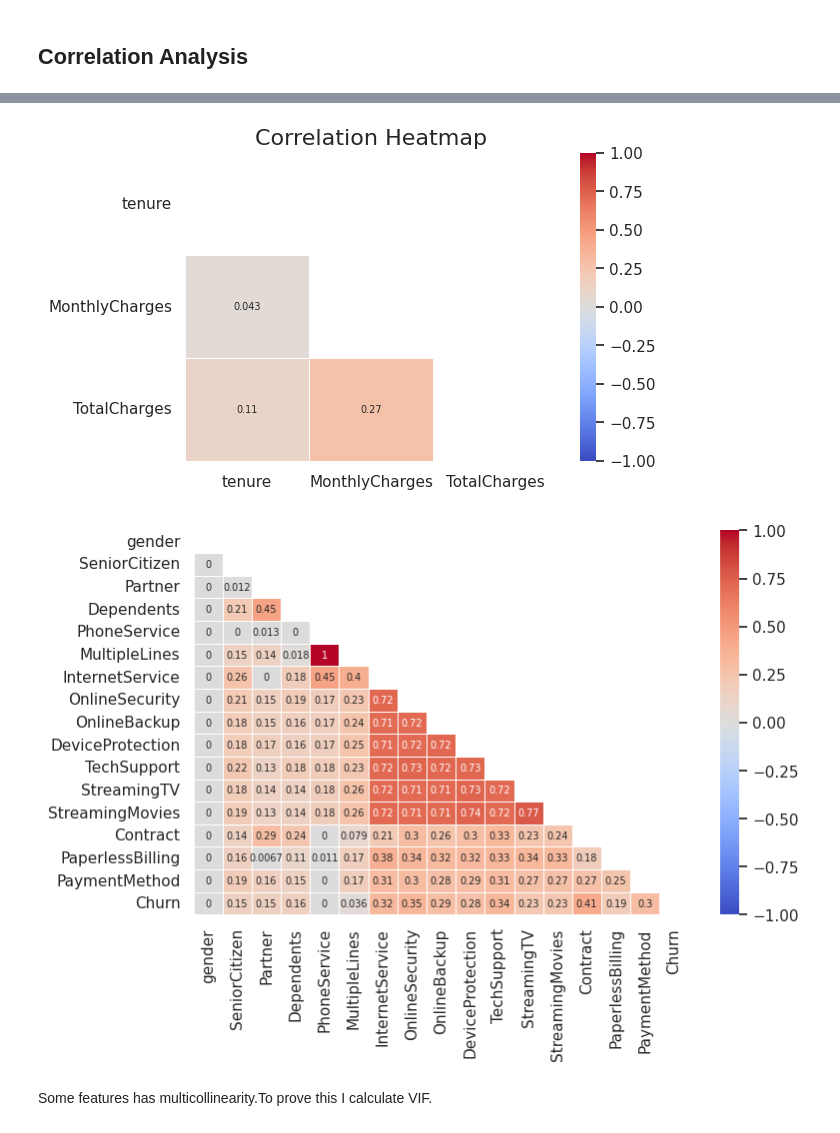
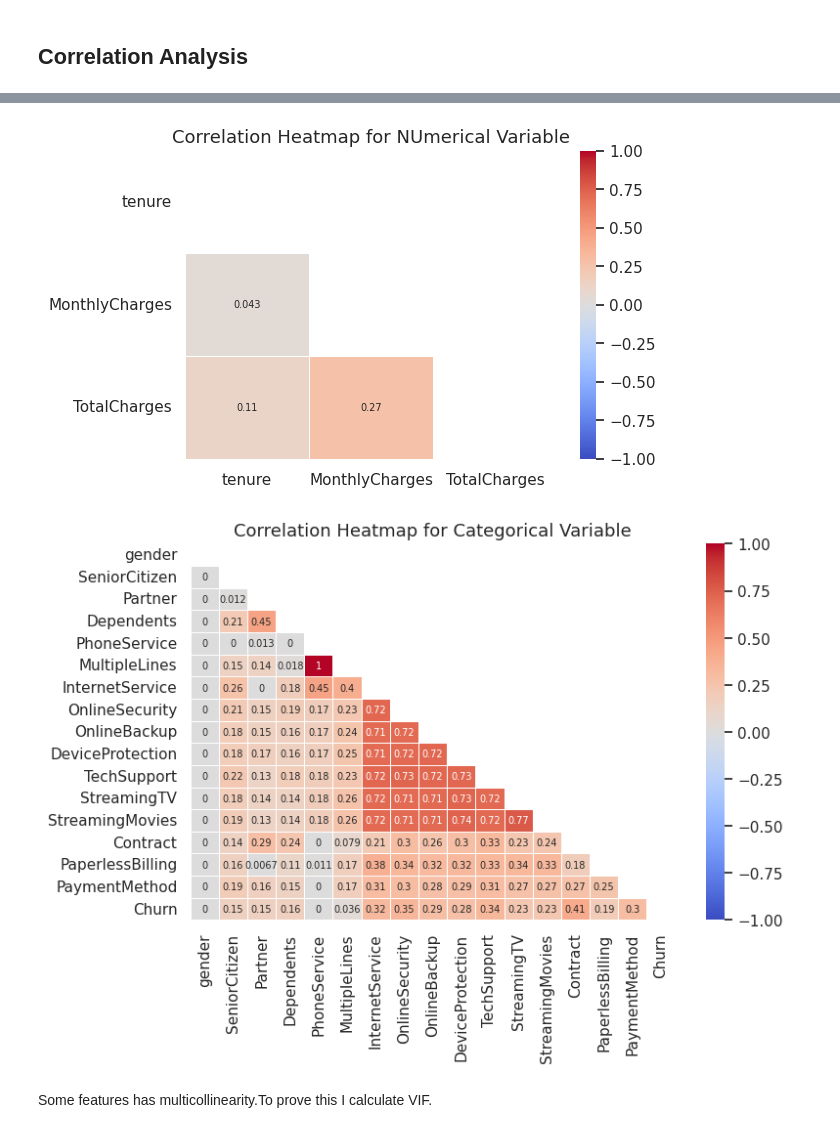
Before and after one commit to MahmoodAbdali79/Telco-Customer-Churn, a Jupyter notebook: Telecom_EDA_v1.ipynb, the cells around one changed output, grey strips where cells are left out. Drawn from its saved outputs; the diff is of its cells as text; code cells hidden in the pictures.

```diff
--- a/Telecom_EDA_v1.ipynb
+++ b/Telecom_EDA_v1.ipynb
@@ -458,44 +454,45 @@ mask = np.triu(np.ones_like(corr, dtype=bool))
 # Plot the heatmap with adjusted font size
 ax = sns.heatmap(corr, mask=mask, xticklabels=corr.columns, yticklabels=corr.columns,
                  annot=True, annot_kws={"size": 7}, linewidths=.5, cmap='coolwarm', vmin=-1, vmax=1)
-ax.set_title('Correlation Heatmap', fontsize=16)
+ax.set_title('Correlation Heatmap for NUmerical Variable', fontsize=13)
 
 plt.show()
 # %% [output]
-[figure, old version]
+[figure, new version]
 # %%
 # Example data (replace with your data)
 cat_data = LDF.drop(numerical_vars, axis=1)
 
 # Function to calculate Cramér's V
 def cramers_v(x, y):
     confusion_matrix = pd.crosstab(x, y)
     chi2, _, _, _ = st.chi2_contingency(confusion_matrix)
     n = confusion_matrix.sum().sum()
     phi2 = chi2 / n
     r, k = confusion_matrix.shape
     phi2corr = max(0, phi2 - ((k - 1) * (r - 1)) / (n - 1))
     rcorr = r - ((r - 1) ** 2) / (n - 1)
     kcorr = k - ((k - 1) ** 2) / (n - 1)
     return np.sqrt(phi2corr / min((kcorr - 1), (rcorr - 1)))
 
 # Calculate Cramér's V for each pair of variables
 corr_matrix = pd.DataFrame(index=cat_data.columns, columns=cat_data.columns, dtype=float)
 for i in range(len(cat_data.columns)):
     for j in range(len(cat_data.columns)):
         corr_matrix.iloc[i, j] = cramers_v(cat_data.iloc[:, i], cat_data.iloc[:, j])
 
 
 sns.set(style="white")
 plt.figure(figsize=(8, 5))
 
 mask = np.triu(np.ones_like(corr_matrix, dtype=bool))
 
 ax = sns.heatmap(corr_matrix, mask=mask, xticklabels=corr_matrix.columns, yticklabels=corr_matrix.columns,
                  annot=True, annot_kws={"size": 7}, linewidths=.5, cmap='coolwarm', vmin=-1, vmax=1)
+ax.set_title('Correlation Heatmap for Categorical Variable', fontsize=13)
 plt.show()
 # %% [output]
-[figure, old version]
+[figure, new version]
 # %% [markdown]
 Some features has multicollinearity.To prove this I calculate VIF.
 # %%
```
Also changed, not shown: parts of 1 cell of this notebook.
